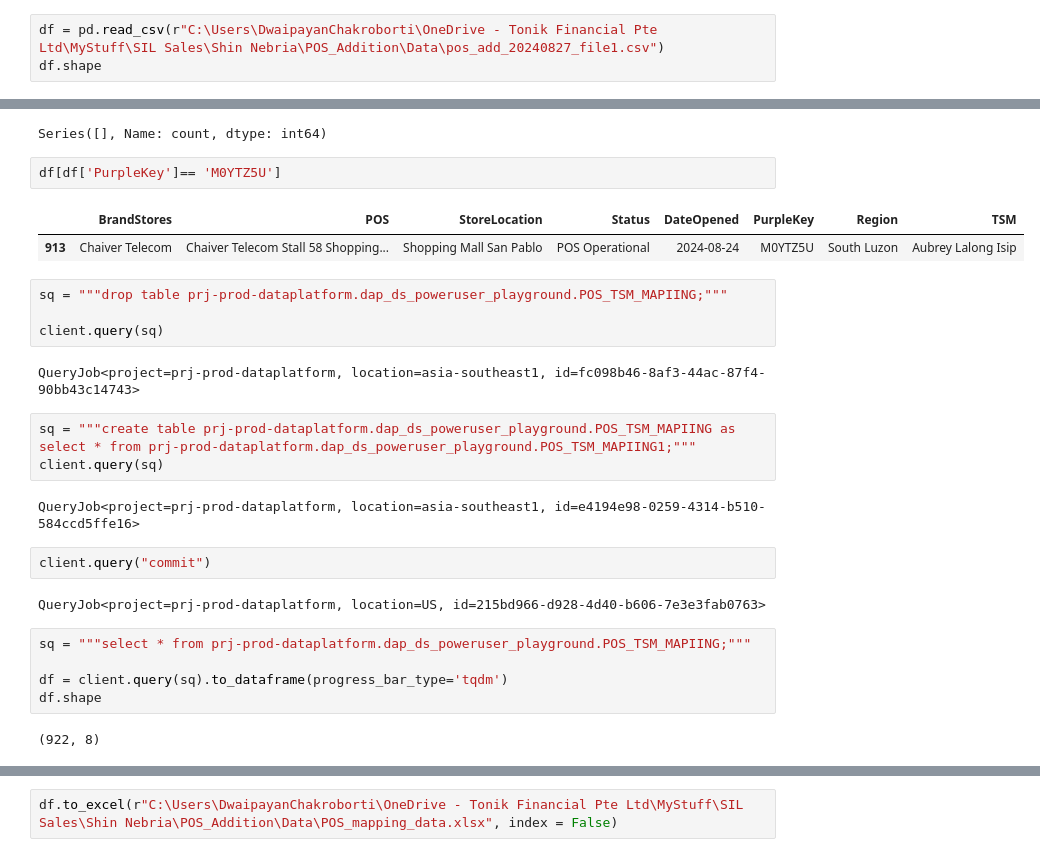
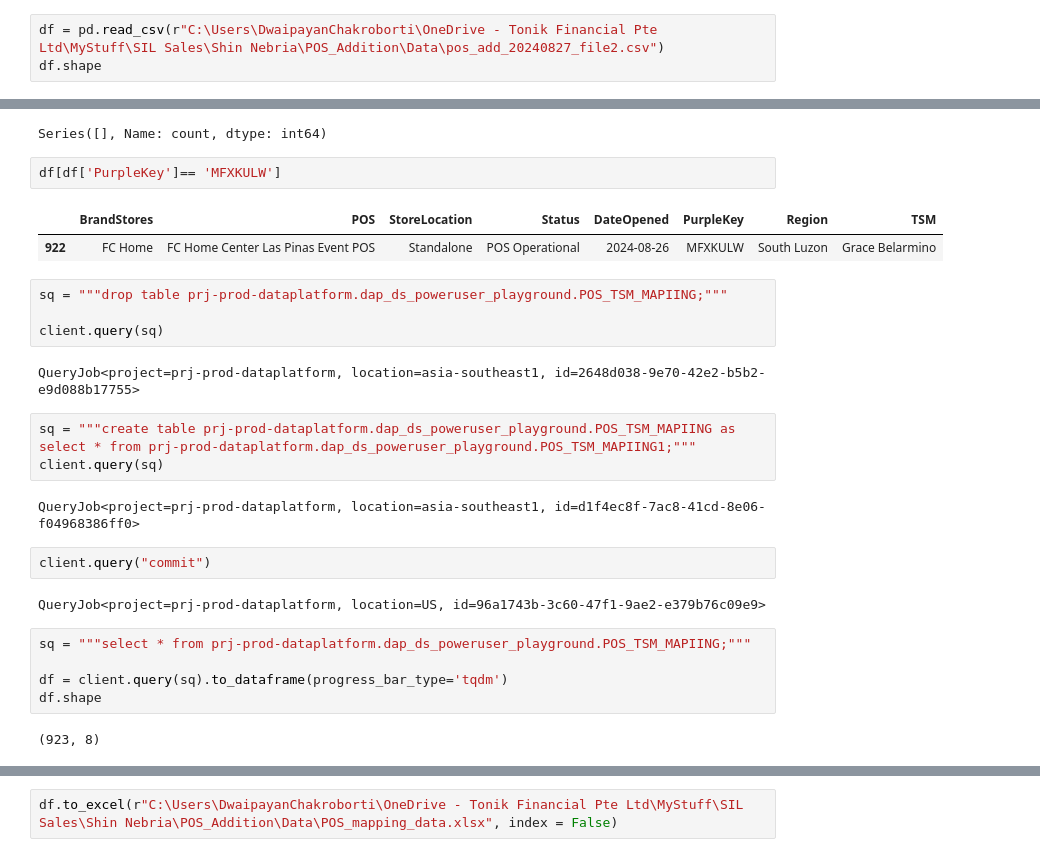
Before and after one commit to dchakroborti-tonik/POS_Addition, a Jupyter notebook: Notebook/Pos_mapping_new.ipynb, the cells around one changed output, grey strips where cells are left out. Saved outputs shown, nothing was run; the diff lists cells and outputs as text.

```diff
--- a/Notebook/Pos_mapping_new.ipynb
+++ b/Notebook/Pos_mapping_new.ipynb
@@ -24,6 +24,6 @@ client = bigquery.Client(project='prj-prod-dataplatform')
 # Set options or configurations as needed
 # Example: pd.set_option('display.max_columns', None)
 # %%
-df = pd.read_csv(r"C:\Users\DwaipayanChakroborti\OneDrive - Tonik Financial Pte Ltd\MyStuff\SIL Sales\Shin Nebria\POS_Addition\Data\pos_add_20240827_file1.csv")
+df = pd.read_csv(r"C:\Users\DwaipayanChakroborti\OneDrive - Tonik Financial Pte Ltd\MyStuff\SIL Sales\Shin Nebria\POS_Addition\Data\pos_add_20240827_file2.csv")
 df.shape
 # %% [output]
@@ -372,32 +344,32 @@ print(filtered_counts)
 # %% [output]
 Series([], Name: count, dtype: int64)
 # %%
-df[df['PurpleKey']== 'M0YTZ5U']
+df[df['PurpleKey']== 'MFXKULW']
 # %% [output]
 |  | BrandStores | POS | StoreLocation | Status | DateOpened | PurpleKey | Region | TSM |
-| 913 | Chaiver Telecom | Chaiver Telecom Stall 58 Shopping... | Shopping Mall San Pablo | POS Operational | 2024-08-24 | M0YTZ5U | South Luzon | Aubrey Lalong Isip |
+| 922 | FC Home | FC Home Center Las Pinas Event POS | Standalone | POS Operational | 2024-08-26 | MFXKULW | South Luzon | Grace Belarmino |
 # %%
 sq = """drop table prj-prod-dataplatform.dap_ds_poweruser_playground.POS_TSM_MAPIING;"""
 
 client.query(sq)
 # %% [output]
-QueryJob<project=prj-prod-dataplatform, location=asia-southeast1, id=fc098b46-8af3-44ac-87f4-90bb43c14743>
+QueryJob<project=prj-prod-dataplatform, location=asia-southeast1, id=2648d038-9e70-42e2-b5b2-e9d088b17755>
 # %%
 sq = """create table prj-prod-dataplatform.dap_ds_poweruser_playground.POS_TSM_MAPIING as select * from prj-prod-dataplatform.dap_ds_poweruser_playground.POS_TSM_MAPIING1;"""
 client.query(sq)
 # %% [output]
-QueryJob<project=prj-prod-dataplatform, location=asia-southeast1, id=e4194e98-0259-4314-b510-584ccd5ffe16>
+QueryJob<project=prj-prod-dataplatform, location=asia-southeast1, id=d1f4ec8f-7ac8-41cd-8e06-f04968386ff0>
 # %%
 client.query("commit")
 # %% [output]
-QueryJob<project=prj-prod-dataplatform, location=US, id=215bd966-d928-4d40-b606-7e3e3fab0763>
+QueryJob<project=prj-prod-dataplatform, location=US, id=96a1743b-3c60-47f1-9ae2-e379b76c09e9>
 # %%
 sq = """select * from prj-prod-dataplatform.dap_ds_poweruser_playground.POS_TSM_MAPIING;"""
 
 df = client.query(sq).to_dataframe(progress_bar_type='tqdm')
 df.shape
 # %% [output]
-(922, 8)
+(923, 8)
 # %%
 df[df['BrandStores']=='VMax Mobile'].sort_values(by='DateOpened', ascending = False)
 # %% [output]
```
Also changed, not shown: parts of 30 cells of this notebook, 3 other files.
